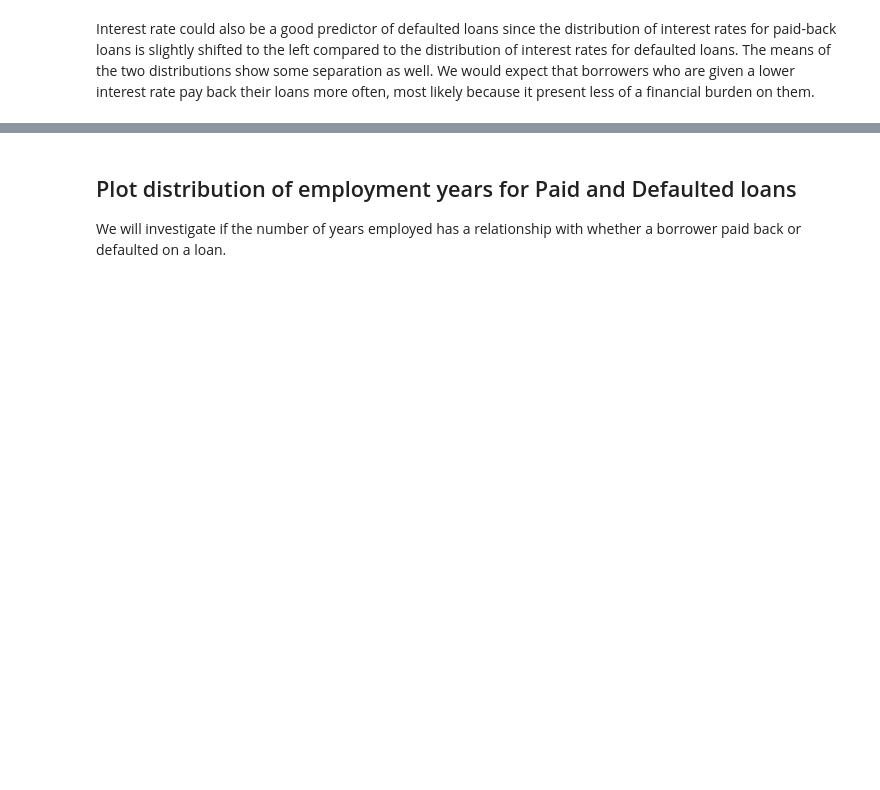
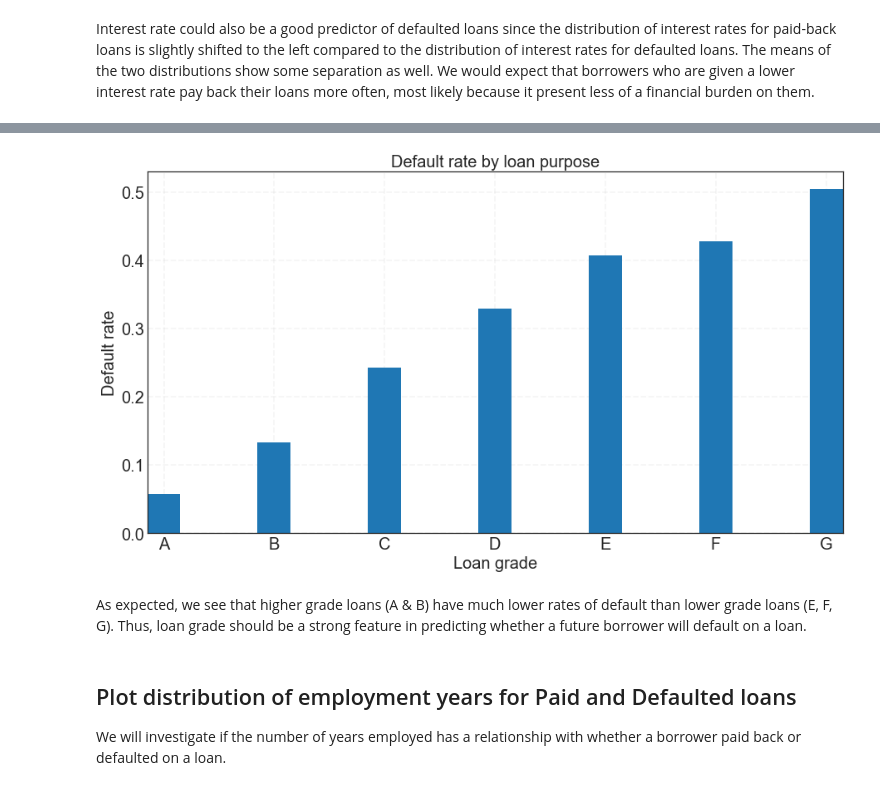
Before and after one commit to bhavenp/209A-FinalProject, a Jupyter notebook: bhaven/EDA_for_final.ipynb, the cells around one changed output, grey strips where cells are left out. Cells and saved outputs as stored; diff of their text form; code cells hidden in the pictures; blank space fills up the shorter version.

```diff
--- a/bhaven/EDA_for_final.ipynb
+++ b/bhaven/EDA_for_final.ipynb
@@ -129,0 +138,7 @@ Interest rate could also be a good predictor of defaulted loans since the distri
+# %%
+train_data_grade_gb = train_data.groupby(by='grade').agg({
+    'int_rate': 'mean',
+    'Default': 'mean',
+    'funded_amnt': 'mean'
+});
+display(train_data_grade_gb)
@@ -130,3 +155,32 @@ Interest rate could also be a good predictor of defaulted loans since the distri
+# %%
+# font size
+f_size = 20
+x = np.arange(train_data_grade_gb.shape[0]); #get x locations for groups
+width = 0.3; #width of bars
+# make the figure
+fig = plt.figure(figsize = (15,8))
+ax = plt.subplot(1,1,1) # Create figure object
+ax.set_xmargin(0);
+
+ax.bar(x, train_data_grade_gb['Default'], width=width);
+ax.set_xticks(x); #set locations of tick marks
+# adjust size of labels on axes
+ax.tick_params(labelsize = f_size);
+ax.grid(True, lw=1.75, ls='--', alpha=0.20); #include background grid #set axes titles
+ax.set_xlabel('Loan grade', fontsize=f_size);
+ax.set_ylabel('Default rate', fontsize=f_size);
+
+#make labels readable
+ax.set_xticklabels(train_data_grade_gb.index); #set x labels
+
+# set figure title label
+ax.set_title('Default rate by loan purpose', fontsize = 20);
+# ax.legend(loc='best', fontsize = f_size);
+plt.show();
+# %% [output]
+[figure, added]
+# %% [markdown]
+As expected, we see that higher grade loans (A & B) have much lower rates of default than lower grade loans (E, F, G). Thus, loan grade should be a strong feature in predicting whether a future borrower will default on a loan.
 # %% [markdown]
 ## Plot distribution of employment years for Paid and Defaulted loans
 
```
Also changed, not shown: parts of 15 cells of this notebook, 1 other file.
